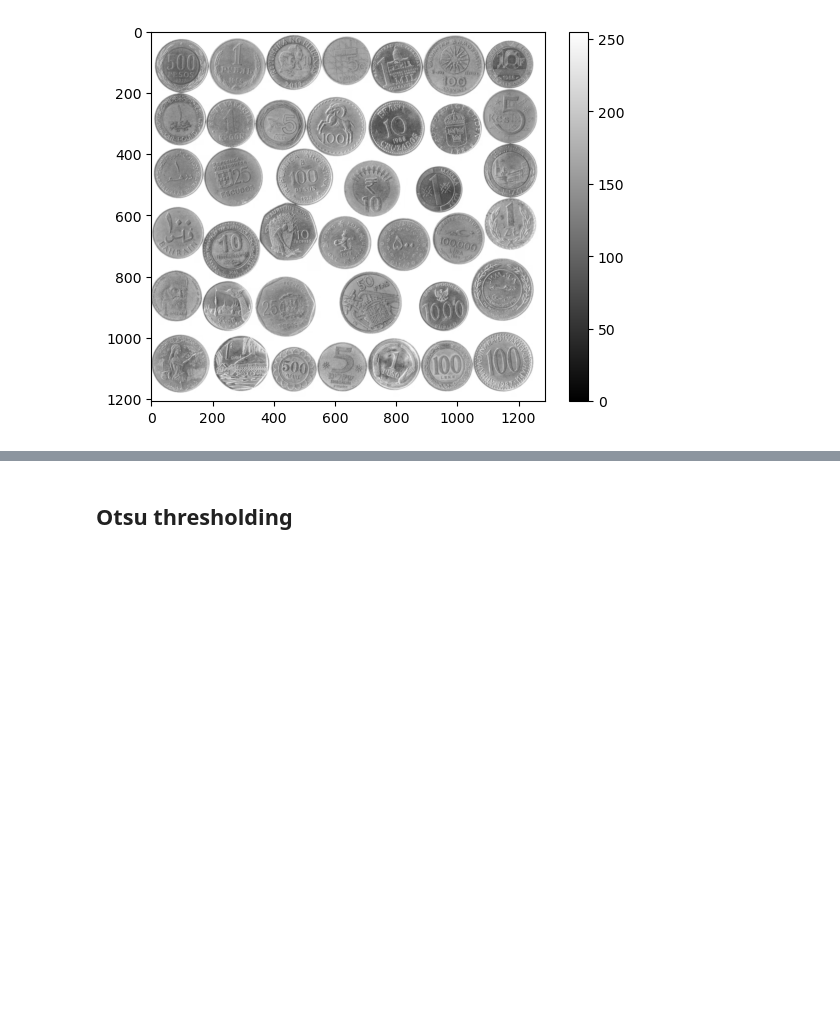
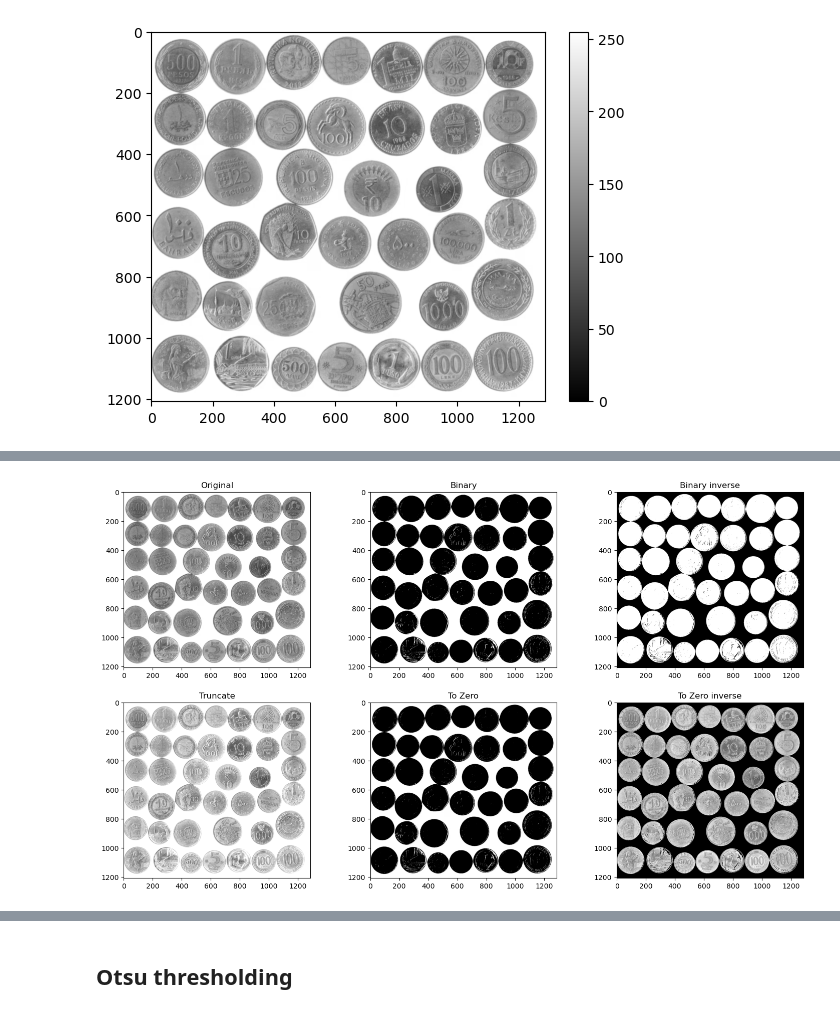
Before and after one commit to jacob-cunningham-ds/ece_2390, a Jupyter notebook: notes/02_lecture.ipynb, the cells around one changed output, grey strips where cells are left out. Drawn from its saved outputs; the diff is of its cells as text; code cells hidden in the pictures; blank space fills up the shorter version.

```diff
--- a/notes/02_lecture.ipynb
+++ b/notes/02_lecture.ipynb
@@ -269,0 +286,24 @@ plt.show()
+# %%
+# Define a threshold value and max value (white is 255)
+thresh = 200
+maxvalue = 255
+
+# apply different scaler thresholds
+th, thresh1_img = cv2.threshold(coins_img, thresh, maxvalue, cv2.THRESH_BINARY)
+th, thresh2_img = cv2.threshold(coins_img, thresh, maxvalue, cv2.THRESH_BINARY_INV)
+th, thresh3_img = cv2.threshold(coins_img, thresh, maxvalue, cv2.THRESH_TRUNC)
+th, thresh4_img = cv2.threshold(coins_img, thresh, maxvalue, cv2.THRESH_TOZERO)
+th, thresh5_img = cv2.threshold(coins_img, thresh, maxvalue, cv2.THRESH_TOZERO_INV)
+
+# show the images
+plt.figure(figsize=[18, 10])
+
+plt.subplot(231);plt.imshow(coins_img, cmap="gray");  plt.title("Original")
+plt.subplot(232);plt.imshow(thresh1_img, cmap="gray");  plt.title("Binary")
+plt.subplot(233);plt.imshow(thresh2_img, cmap="gray");  plt.title("Binary inverse")
+plt.subplot(234);plt.imshow(thresh3_img, cmap="gray");  plt.title("Truncate")
+plt.subplot(235);plt.imshow(thresh4_img, cmap="gray");  plt.title("To Zero")
+plt.subplot(236);plt.imshow(thresh5_img, cmap="gray");  plt.title("To Zero inverse")
+plt.show()
+# %% [output]
+[figure, added]
```
Also changed, not shown: parts of 10 cells of this notebook, 1 other file.
